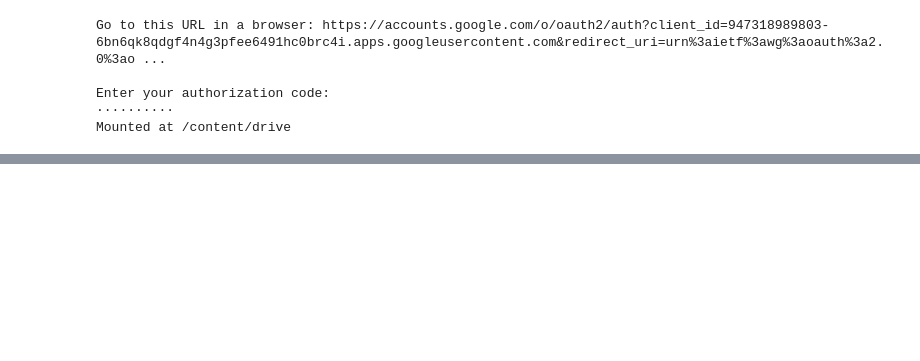
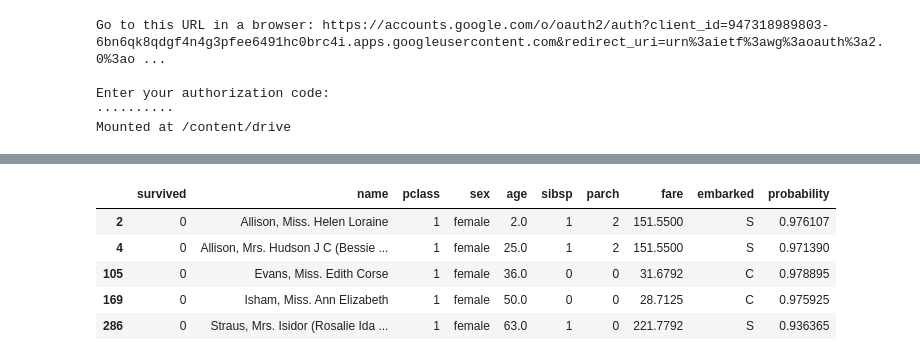
Before and after one commit to liuyuelintop/Keras_Taianic, a Jupyter notebook: Keras_Taianic_MLP.ipynb, the cells around one changed output, grey strips where cells are left out. Cells and saved outputs as stored; diff of their text form; code cells hidden in the pictures; blank space fills up the shorter version.

```diff
--- a/Keras_Taianic_MLP.ipynb
+++ b/Keras_Taianic_MLP.ipynb
@@ -65,0 +116,9 @@ NameError: ignored
+# %%
+pd[(pd['survived']==0) & (pd['probability']>0.9)]
+# %% [output]
+|  | survived | name | pclass | sex | age | sibsp | parch | fare | embarked | probability |
+| 2 | 0 | Allison, Miss. Helen Loraine | 1 | female | 2.0 | 1 | 2 | 151.5500 | S | 0.976107 |
+| 4 | 0 | Allison, Mrs. Hudson J C (Bessie ... | 1 | female | 25.0 | 1 | 2 | 151.5500 | S | 0.971390 |
+| 105 | 0 | Evans, Miss. Edith Corse | 1 | female | 36.0 | 0 | 0 | 31.6792 | C | 0.978895 |
+| 169 | 0 | Isham, Miss. Ann Elizabeth | 1 | female | 50.0 | 0 | 0 | 28.7125 | C | 0.975925 |
+| 286 | 0 | Straus, Mrs. Isidor (Rosalie Ida ... | 1 | female | 63.0 | 1 | 0 | 221.7792 | S | 0.936365 |
```
Also changed, not shown: parts of 13 cells of this notebook, 1 other file.
